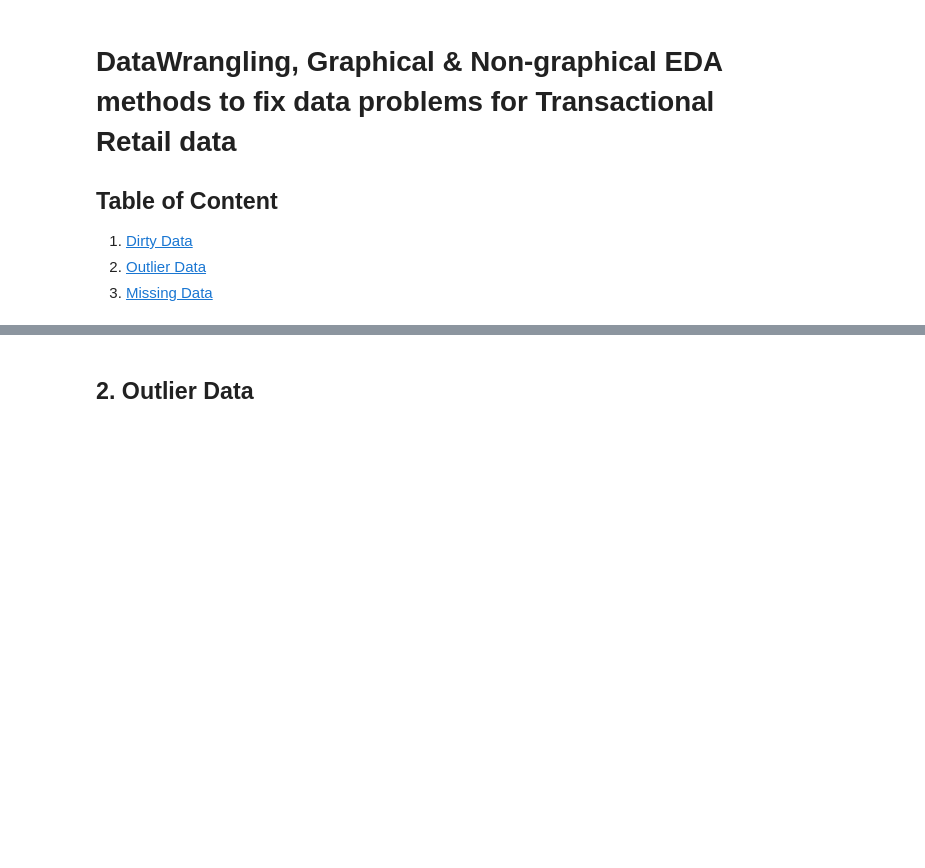
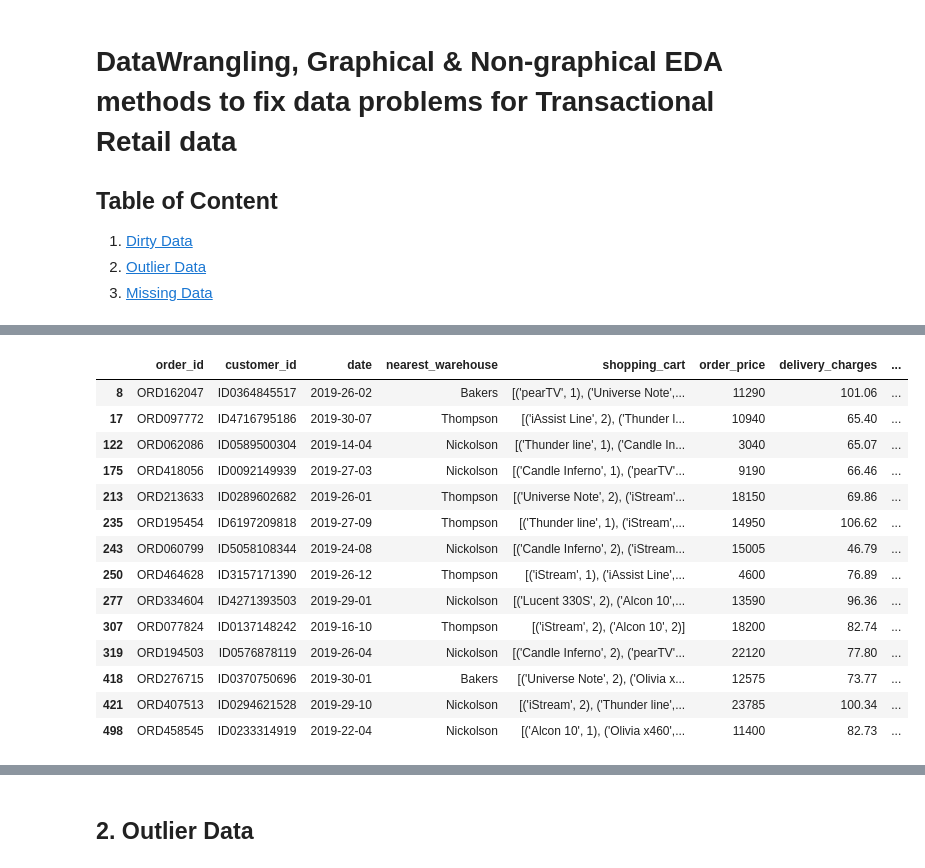
Before and after one commit to DanielTranDS/TransactionalRetailData-Wrangling-EDA, a Jupyter notebook: TransactionalRetail_Codes.ipynb, the cells around one changed output, grey strips where cells are left out. Drawn from its saved outputs; the diff is of its cells as text; code cells hidden in the pictures; blank space fills up the shorter version.

```diff
--- a/TransactionalRetail_Codes.ipynb
+++ b/TransactionalRetail_Codes.ipynb
@@ -11,0 +146,30 @@
+# %%
+#Those dates that are in format 2019-dd-mm
+wrong_date_pattern_1=r'''(?x)
+        #year
+        2019-
+        #February (28 days since it is 2019)
+        (([0][1-9]|[1][0-9]|[2][0-8]-(02))
+        #30-day months
+        |([0][1-9]|[12][0-9]|30-(0[469]|11))
+        #31-day months
+        |([0][1-9]|[12][0-9]|3[01])-(0[13578]|1[02]))
+'''
+wrong_date_1=dirty_date[dirty_date["date"].str.match(wrong_date_pattern_1)==True]
+wrong_date_1
+# %% [output]
+|  | order_id | customer_id | date | nearest_warehouse | shopping_cart | order_price | delivery_charges | ... |
+| 8 | ORD162047 | ID0364845517 | 2019-26-02 | Bakers | [('pearTV', 1), ('Universe Note',... | 11290 | 101.06 | ... |
+| 17 | ORD097772 | ID4716795186 | 2019-30-07 | Thompson | [('iAssist Line', 2), ('Thunder l... | 10940 | 65.40 | ... |
+| 122 | ORD062086 | ID0589500304 | 2019-14-04 | Nickolson | [('Thunder line', 1), ('Candle In... | 3040 | 65.07 | ... |
+| 175 | ORD418056 | ID0092149939 | 2019-27-03 | Nickolson | [('Candle Inferno', 1), ('pearTV'... | 9190 | 66.46 | ... |
+| 213 | ORD213633 | ID0289602682 | 2019-26-01 | Thompson | [('Universe Note', 2), ('iStream'... | 18150 | 69.86 | ... |
+| 235 | ORD195454 | ID6197209818 | 2019-27-09 | Thompson | [('Thunder line', 1), ('iStream',... | 14950 | 106.62 | ... |
+| 243 | ORD060799 | ID5058108344 | 2019-24-08 | Nickolson | [('Candle Inferno', 2), ('iStream... | 15005 | 46.79 | ... |
+| 250 | ORD464628 | ID3157171390 | 2019-26-12 | Thompson | [('iStream', 1), ('iAssist Line',... | 4600 | 76.89 | ... |
+| 277 | ORD334604 | ID4271393503 | 2019-29-01 | Nickolson | [('Lucent 330S', 2), ('Alcon 10',... | 13590 | 96.36 | ... |
+| 307 | ORD077824 | ID0137148242 | 2019-16-10 | Thompson | [('iStream', 2), ('Alcon 10', 2)] | 18200 | 82.74 | ... |
+| 319 | ORD194503 | ID0576878119 | 2019-26-04 | Nickolson | [('Candle Inferno', 2), ('pearTV'... | 22120 | 77.80 | ... |
+| 418 | ORD276715 | ID0370750696 | 2019-30-01 | Bakers | [('Universe Note', 2), ('Olivia x... | 12575 | 73.77 | ... |
+| 421 | ORD407513 | ID0294621528 | 2019-29-10 | Nickolson | [('iStream', 2), ('Thunder line',... | 23785 | 100.34 | ... |
+| 498 | ORD458545 | ID0233314919 | 2019-22-04 | Nickolson | [('Alcon 10', 1), ('Olivia x460',... | 11400 | 82.73 | ... |
```
Also changed, not shown: parts of 42 cells of this notebook.
